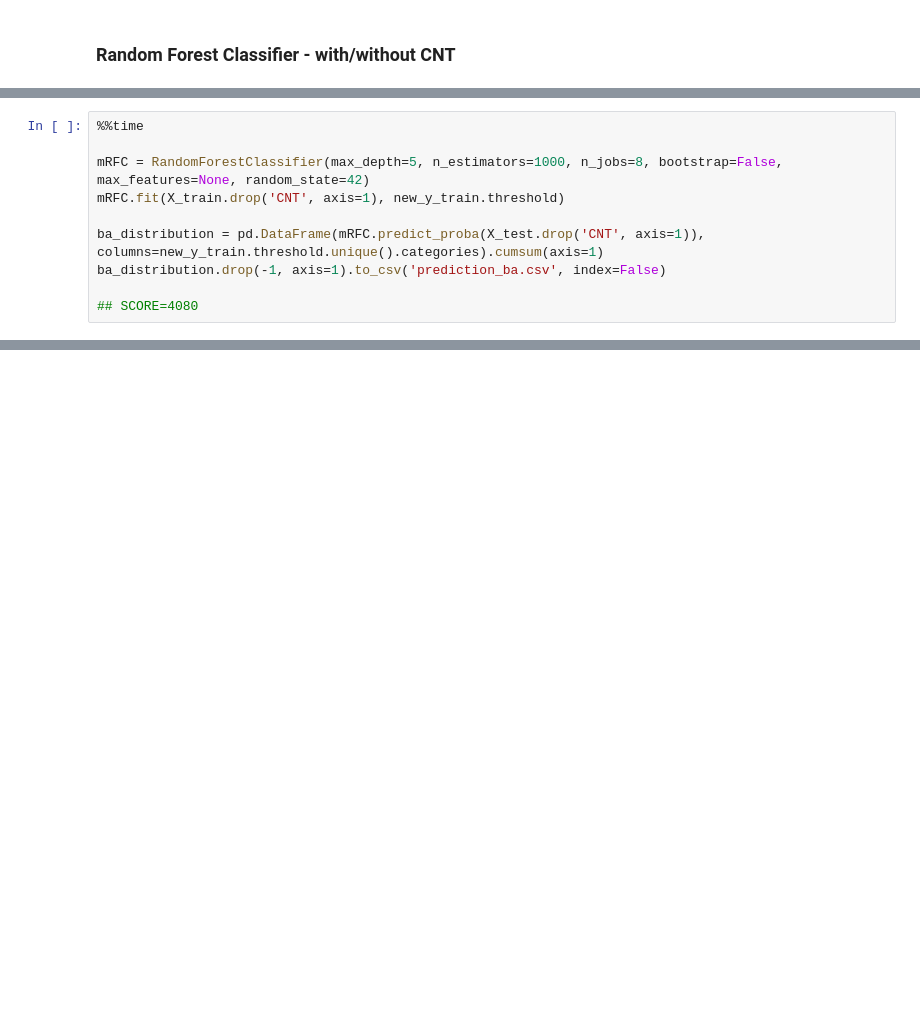
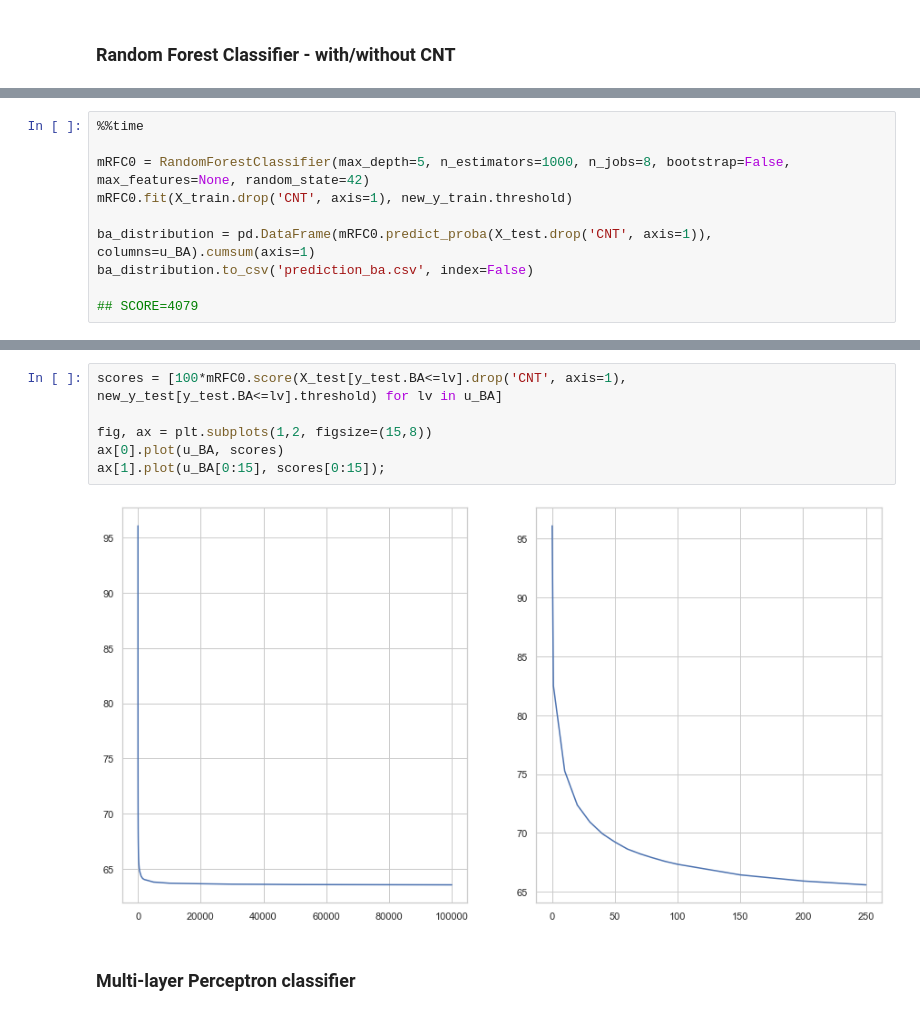
Before and after one commit to MegaCookies88/Data-Challenge-Wildfires, a Jupyter notebook: wildfires_models.ipynb, the cells around one changed output, grey strips where cells are left out. Drawn from its saved outputs; the diff is of its cells as text; blank space fills up the shorter version.

```diff
--- a/wildfires_models.ipynb
+++ b/wildfires_models.ipynb
@@ -158,11 +156,11 @@ search_grid.best_params_
 # %%
 %%time
 
-mRFC = RandomForestClassifier(max_depth=5, n_estimators=1000, n_jobs=8, bootstrap=False, max_features=None, random_state=42)
-mRFC.fit(X_train.drop('CNT', axis=1), new_y_train.threshold)
+mRFC0 = RandomForestClassifier(max_depth=5, n_estimators=1000, n_jobs=8, bootstrap=False, max_features=None, random_state=42)
+mRFC0.fit(X_train.drop('CNT', axis=1), new_y_train.threshold)
 
-ba_distribution = pd.DataFrame(mRFC.predict_proba(X_test.drop('CNT', axis=1)), columns=new_y_train.threshold.unique().categories).cumsum(axis=1)
-ba_distribution.drop(-1, axis=1).to_csv('prediction_ba.csv', index=False)
+ba_distribution = pd.DataFrame(mRFC0.predict_proba(X_test.drop('CNT', axis=1)), columns=u_BA).cumsum(axis=1)
+ba_distribution.to_csv('prediction_ba.csv', index=False)
 
-## SCORE=4080
+## SCORE=4079
 # %% [output]
@@ -266,0 +199,10 @@ Wall time: 2.04 s
+# %%
+scores = [100*mRFC0.score(X_test[y_test.BA<=lv].drop('CNT', axis=1), new_y_test[y_test.BA<=lv].threshold) for lv in u_BA]
+
+fig, ax = plt.subplots(1,2, figsize=(15,8))
+ax[0].plot(u_BA, scores)
+ax[1].plot(u_BA[0:15], scores[0:15]);
+# %% [output]
+[figure, added]
+# %% [markdown]
+### Multi-layer Perceptron classifier
```
Also changed, not shown: parts of 36 cells of this notebook.
